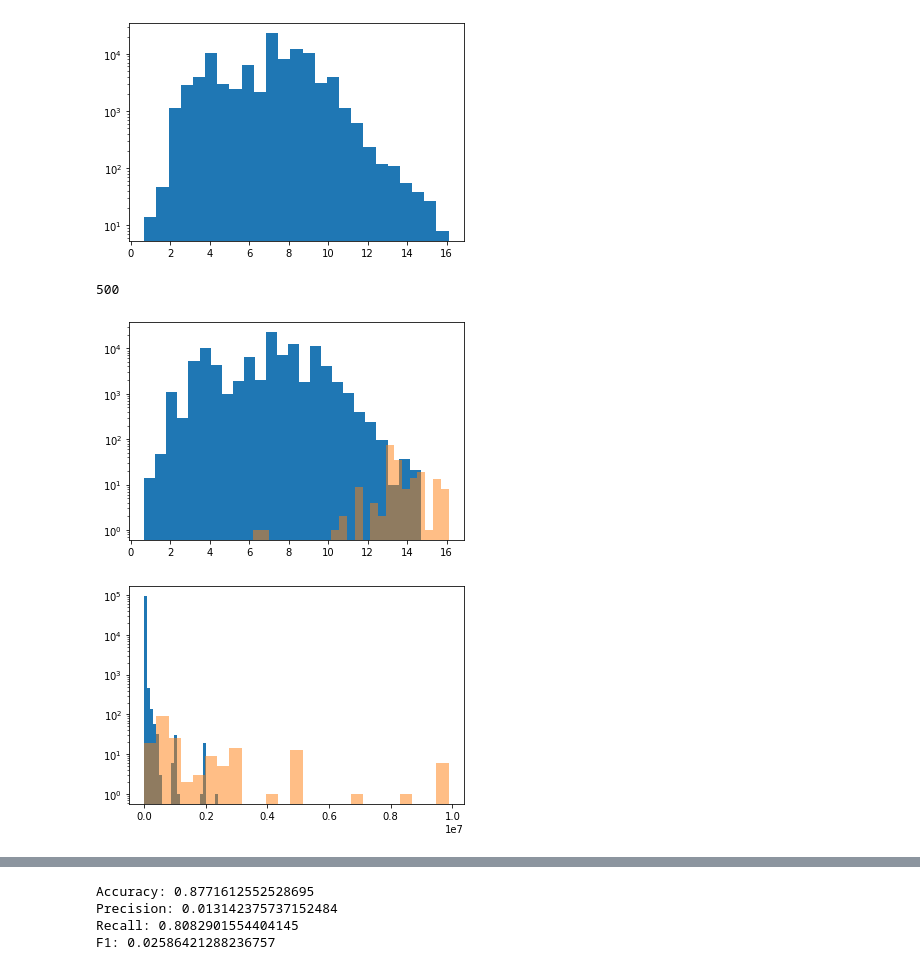
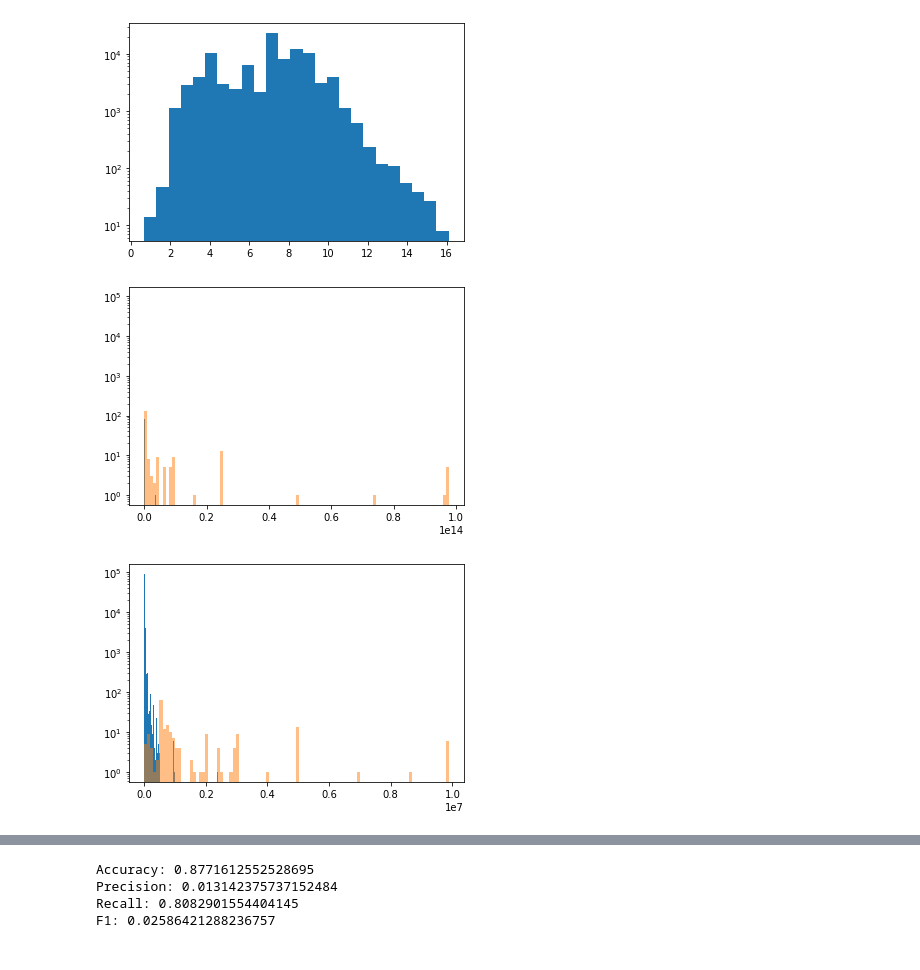
Before and after one commit to katwegner/fraud, a Jupyter notebook: eda.ipynb, the cells around one changed output, grey strips where cells are left out. Saved outputs shown, nothing was run; the diff lists cells and outputs as text; code cells hidden in the pictures.

```diff
--- a/eda.ipynb
+++ b/eda.ipynb
@@ -118,8 +119,6 @@ for c in data[['ProviderId', 'ProductId','ProductCategory', 'ChannelId','Pricing
 [figure]
 # %%
 # creating new column for the log of value (to erase outliers)
-df['Valuelog'] = np.log(df['Value'])
-data['Valuelog'] = np.log(data['Value'])
 # %%
 plt.hist(df['Valuelog'], bins=25)
 plt.yscale('log')
@@ -127,24 +126,23 @@ plt.yscale('log')
 [figure]
 # %%
 min(data.loc[data['FraudResult'] == 1,'Value'])
+data['Value2'] = data.Value ** 2
-# %% [output]
-500
 # %%
 import matplotlib.pyplot as plt
-plt.hist(data.loc[data['FraudResult'] == 0,'Valuelog'], bins=25)
+plt.hist(data.loc[data['FraudResult'] == 0,'Value2'], bins=100)
 plt.yscale('log')
-plt.hist(data.loc[data['FraudResult'] == 1,'Valuelog'], bins=25, alpha = 0.5)
+plt.hist(data.loc[data['FraudResult'] == 1,'Value2'], bins=100, alpha = 0.5)
 plt.yscale('log')
 plt.show()
 
-plt.hist(data.loc[data['FraudResult'] == 0,'Value'], bins=25)
+plt.hist(data.loc[data['FraudResult'] == 0,'Value'], bins=100)
 plt.yscale('log')
-plt.hist(data.loc[data['FraudResult'] == 1,'Value'], bins=25, alpha = 0.5)
+plt.hist(data.loc[data['FraudResult'] == 1,'Value'], bins=100, alpha = 0.5)
 plt.yscale('log')
 plt.show()
 # %% [output]
-[figure, old version]
+[figure, new version]
-[figure, old version]
+[figure, new version]
 # %%
 df.columns
 # %% [output]
```
Also changed, not shown: parts of 3 cells of this notebook, 3 other files.
